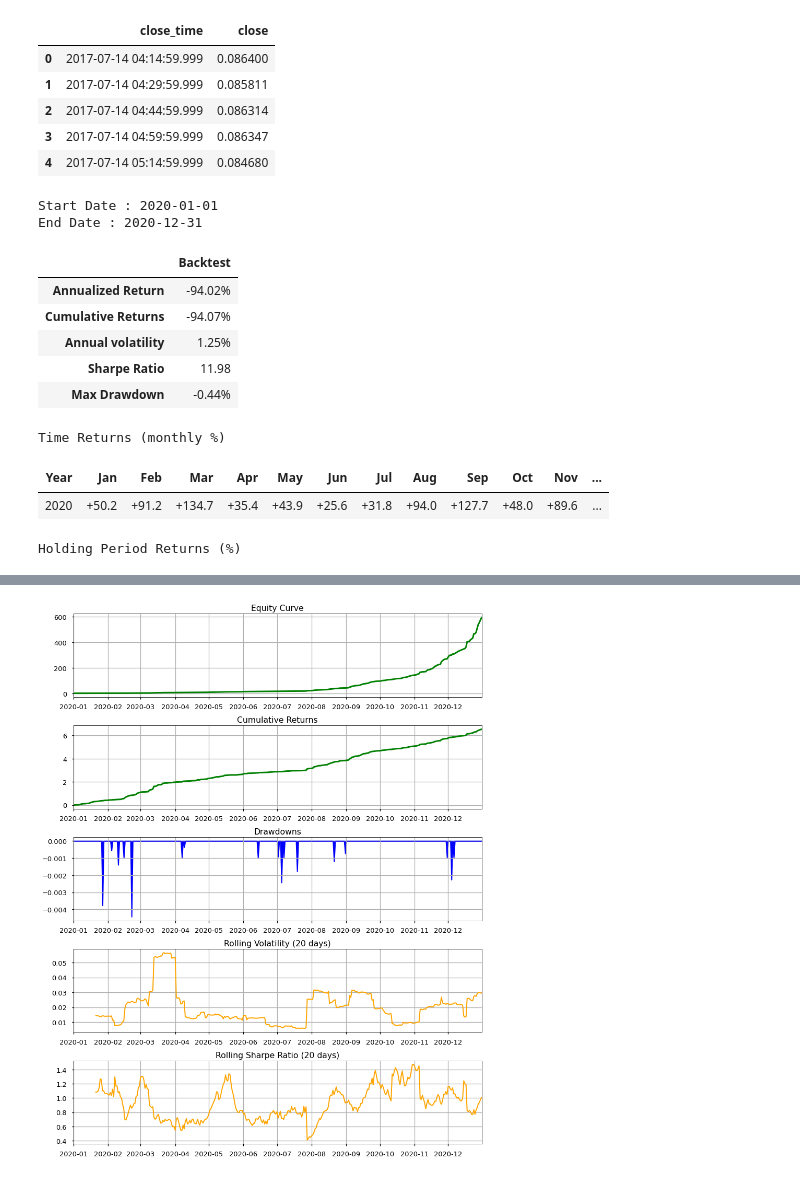
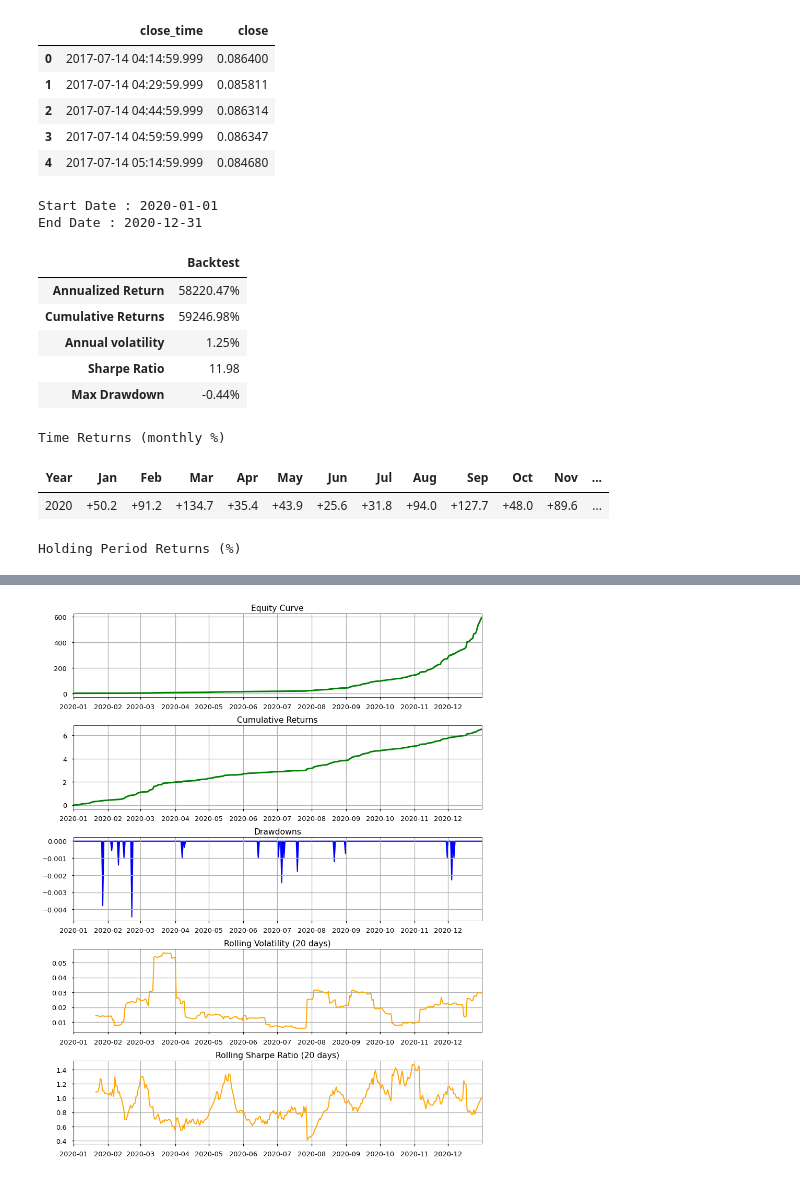
Before and after one commit to mads-swaps/swap-for-profit, a Jupyter notebook: zipline/Performance_eval_no_benchmark_nm.ipynb, the cells around one changed output, grey strips where cells are left out. Drawn from its saved outputs; the diff is of its cells as text; code cells hidden in the pictures.

Commit message:
Nick's Premier Eval

```diff
--- a/zipline/Performance_eval_no_benchmark_nm.ipynb
+++ b/zipline/Performance_eval_no_benchmark_nm.ipynb
@@ -255,13 +255,13 @@ close_prices.head()
 | 3 | 2017-07-14 04:59:59.999 | 0.086347 |
 | 4 | 2017-07-14 05:14:59.999 | 0.084680 |
 # %%
-performance_eval(port_values, close_prices, 10000)
+performance_eval(port_values, close_prices, 1)
 # %% [output]
 Start Date : 2020-01-01
 End Date : 2020-12-31
 |  | Backtest |
-| Annualized Return | -94.02% |
-| Cumulative Returns | -94.07% |
+| Annualized Return | 58220.47% |
+| Cumulative Returns | 59246.98% |
 | Annual volatility | 1.25% |
 | Sharpe Ratio | 11.98 |
 | Max Drawdown | -0.44% |
```
